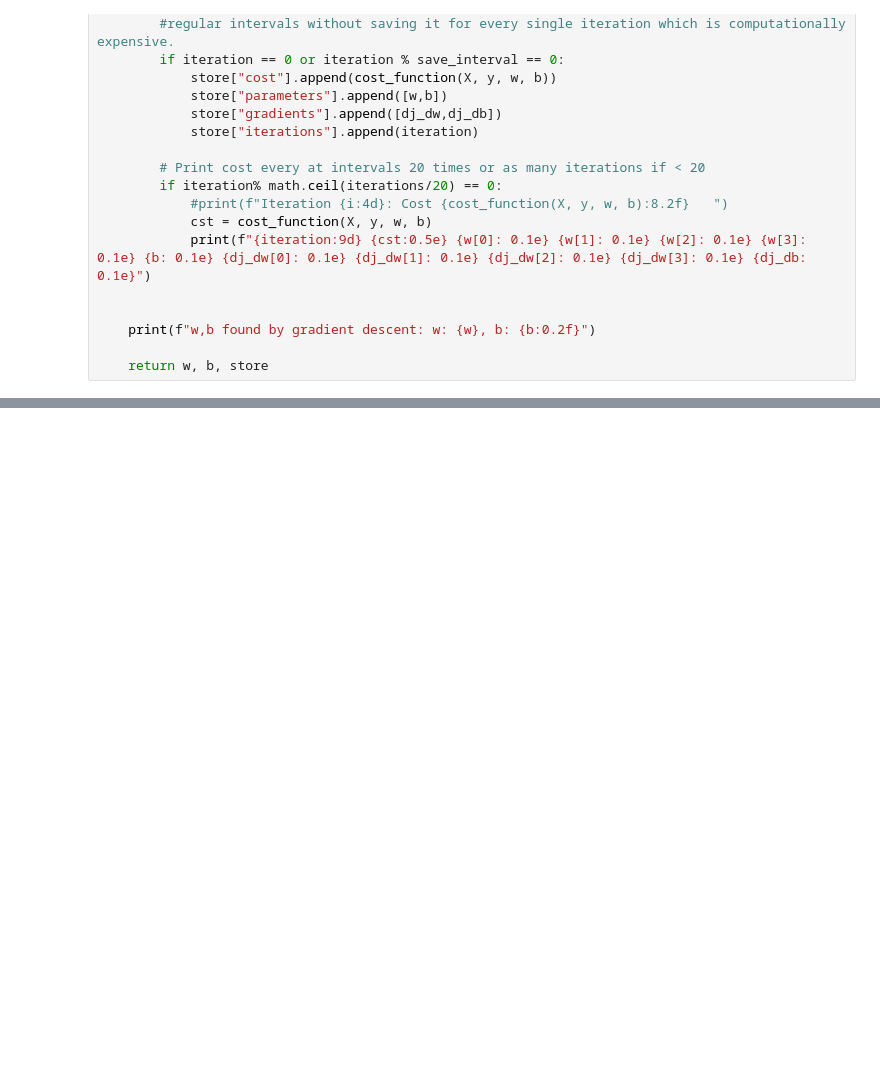
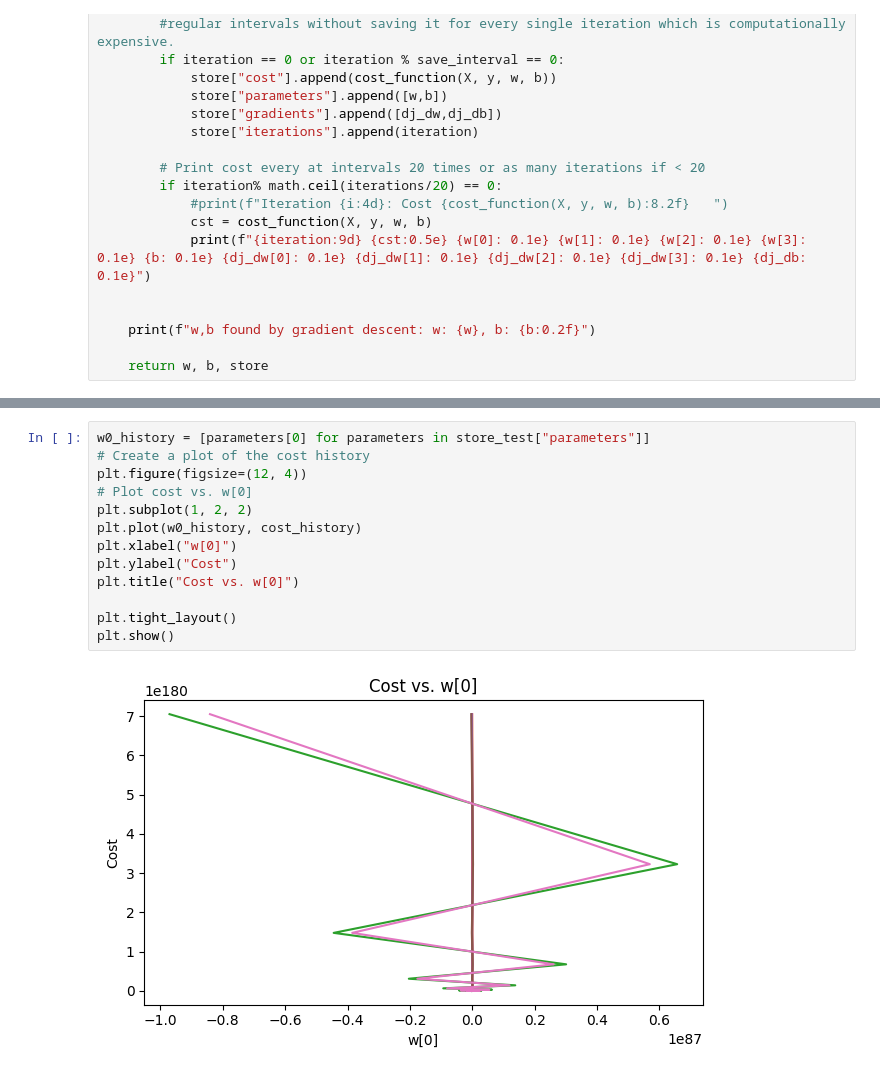
Before and after one commit to sorayapnblm/HousePricePredictionLinearRegression, a Jupyter notebook: notebook.ipynb, the cells around one changed output, grey strips where cells are left out. Drawn from its saved outputs; the diff is of its cells as text; blank space fills up the shorter version.

```diff
--- a/notebook.ipynb
+++ b/notebook.ipynb
@@ -259,0 +324,15 @@ plt.show()
+# %%
+w0_history = [parameters[0] for parameters in store_test["parameters"]]
+# Create a plot of the cost history
+plt.figure(figsize=(12, 4))
+# Plot cost vs. w[0]
+plt.subplot(1, 2, 2)
+plt.plot(w0_history, cost_history)
+plt.xlabel("w[0]")
+plt.ylabel("Cost")
+plt.title("Cost vs. w[0]")
+
+plt.tight_layout()
+plt.show()
+# %% [output]
+[figure, added]
```
Also changed, not shown: parts of 24 cells of this notebook.
